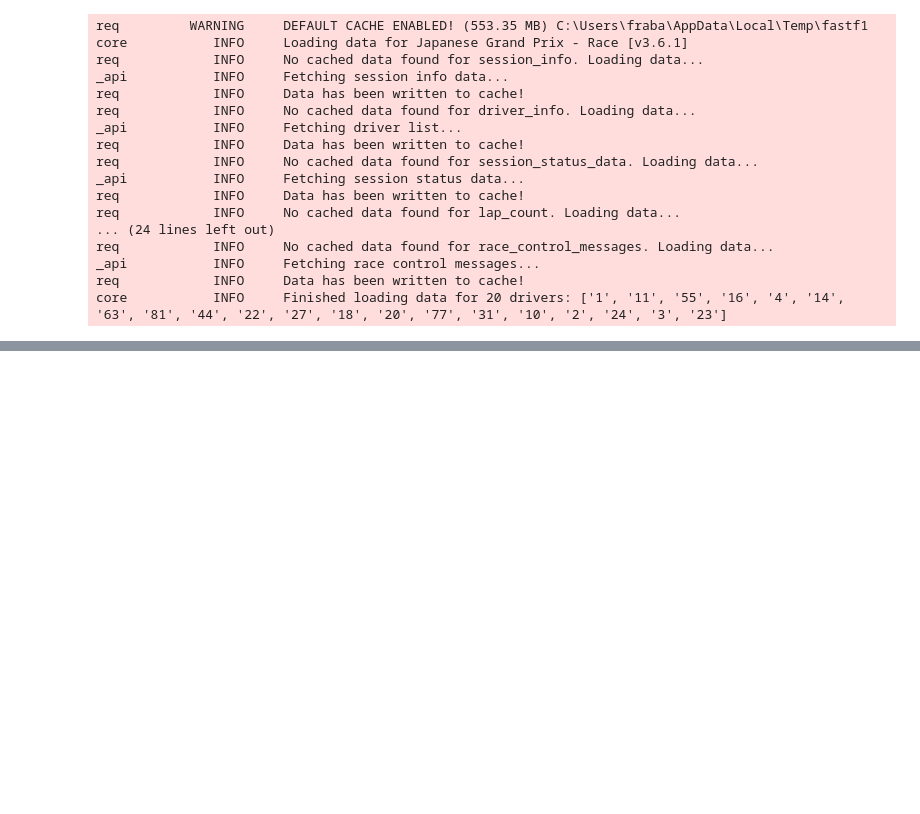
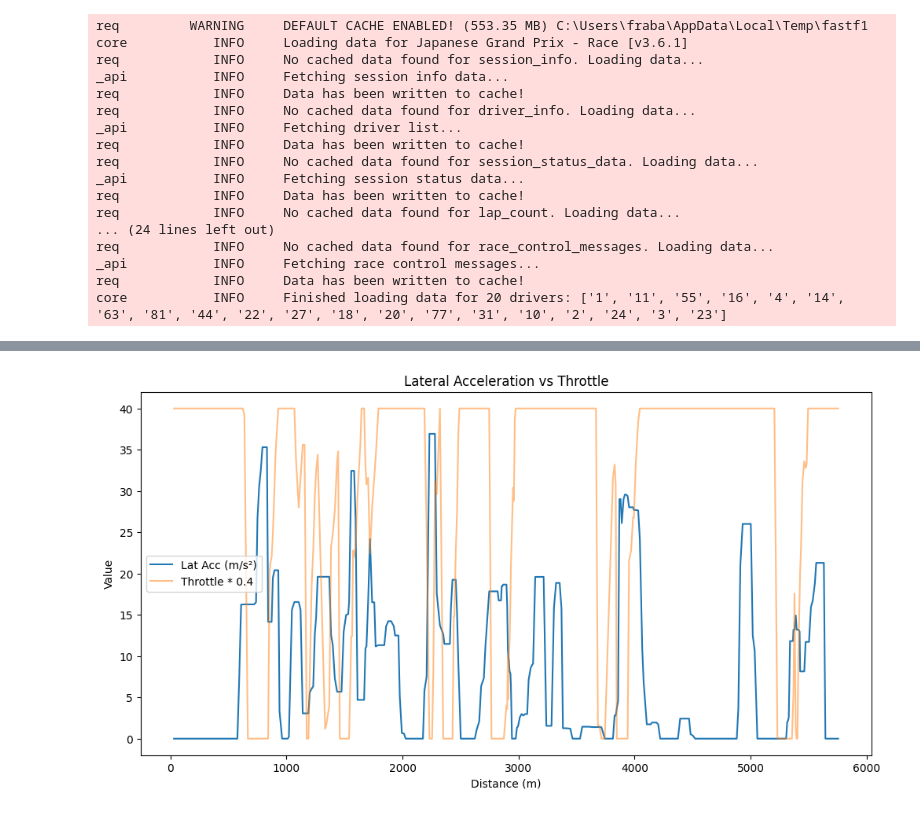
Before and after one commit to frabanfo/racing-analysis, a Jupyter notebook: notebooks/brakes_analysis.ipynb, the cells around one changed output, grey strips where cells are left out. Drawn from its saved outputs; the diff is of its cells as text; code cells hidden in the pictures; blank space fills up the shorter version.

```diff
--- a/notebooks/brakes_analysis.ipynb
+++ b/notebooks/brakes_analysis.ipynb
@@ -294,0 +316,11 @@ print(lap_diagnostics(merged))
+# %%
+plt.figure(figsize=(12,6))
+plt.plot(merged['Distance'], merged['lat_acc_smooth'], label='Lat Acc (m/s²)')
+plt.plot(merged['Distance'], merged['Throttle']*0.4, label='Throttle * 0.4', alpha=0.5)
+plt.legend()
+plt.xlabel('Distance (m)')
+plt.ylabel('Value')
+plt.title('Lateral Acceleration vs Throttle')
+plt.show()
+# %% [output]
+[figure, added]
```
Also changed, not shown: parts of 12 cells of this notebook, 5 other files.
